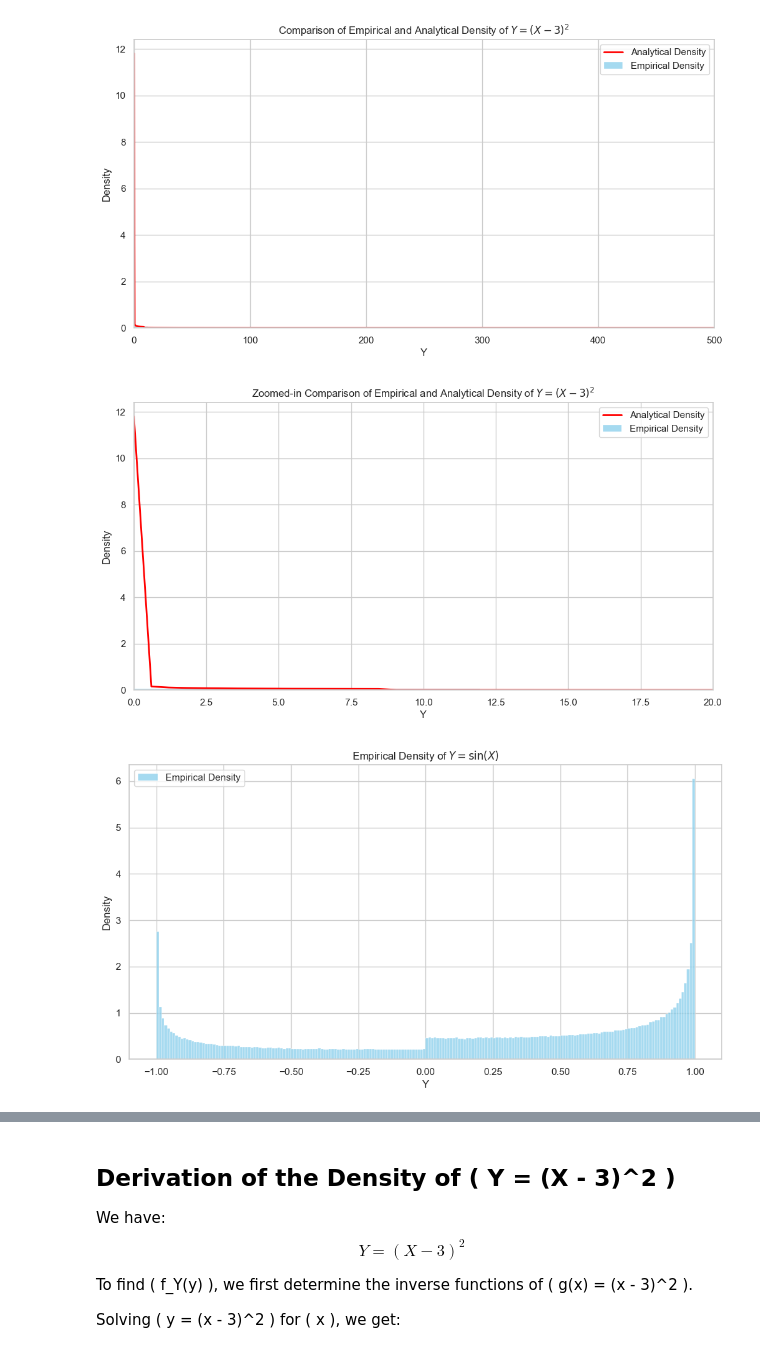
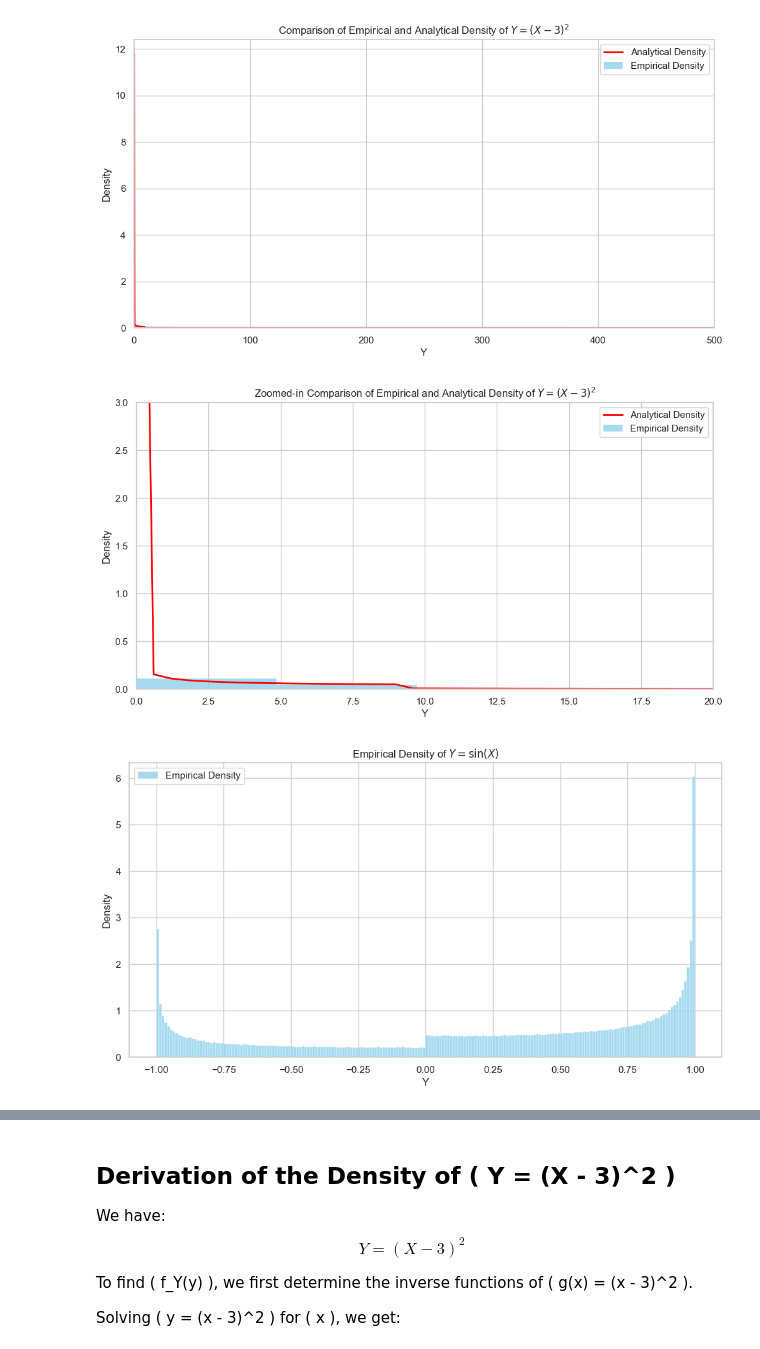
Before and after one commit to YashDagade/Math-231, a Jupyter notebook: Quiz1/quiz1.ipynb, the cells around one changed output, grey strips where cells are left out. Saved outputs shown, nothing was run; the diff lists cells and outputs as text; code cells hidden in the pictures.

```diff
--- a/Quiz1/quiz1.ipynb
+++ b/Quiz1/quiz1.ipynb
@@ -404,36 +404,30 @@ Empirical probability is less than the expected threshold.
 # %%
-# Question 1: Generating an Exponential Random Variable [5 pts]
+# Question 3 - Density Estimation
 
-# Define the number of samples
-N = 1000000  # Using a large number for smooth histograms
+# Question 1: Generating an Exponential Random Variable
+N = 1000000  # Number of samples
 
 # Generate samples of X from Exponential(1/4)
 X_samples = np.random.exponential(scale=4, size=N)
 
-# Question 2.a: Empirical Estimation Using Histograms [5 pts]
-
+# Question 2.a: Empirical Estimation Using Histograms
 # Compute Y = (X - 3)^2
 Y_samples = (X_samples - 3)**2
 
 # Plot the histogram of Y_samples
 plt.figure(figsize=(12, 6))
-sns.histplot(Y_samples, bins=500, stat='density', color='skyblue', label='Empirical Density', kde=False)
-
-# Set labels and title
+sns.histplot(Y_samples, bins=1000, stat='density', color='skyblue', label='Empirical Density', kde=False)
 plt.xlabel('Y')
 plt.ylabel('Density')
 plt.title('Empirical Density of $Y = (X - 3)^2$')
-# Set x-axis from 0 to 500
 plt.xlim(0, 500)
 plt.legend()
 plt.show()
 
-# Question 2.b: Analytical Derivation of the Density and Comparison [5 pts]
-
+# Question 2.b: Analytical Derivation of the Density and Comparison
 # Define the analytical PDF of Y
 def f_Y(y):
     y = np.array(y)
-    # Initialize density array
     density = np.zeros_like(y)
 
     # Avoid division by zero by ensuring y > 0
@@ -453,7 +447,6 @@ def f_Y(y):
     return density
 
 # Define the range of y for plotting
-# Using the 99.9th percentile to capture most of the distribution
 y_max = np.percentile(Y_samples, 99.9)
 y_values = np.linspace(0.0001, y_max, 1000)
 
@@ -462,11 +455,9 @@ pdf_values = f_Y(y_values)
 
 # Plot the histogram and the analytical density
 plt.figure(figsize=(12, 6))
-sns.histplot(Y_samples, bins=200, stat='density', color='skyblue', label='Empirical Density', kde=False)
+sns.histplot(Y_samples, bins=1000, stat='density', color='skyblue', label='Empirical Density', kde=False)
 plt.plot(y_values, pdf_values, color='red', lw=2, label='Analytical Density')
 plt.xlim(0, 500)
-
-# Set labels and title
 plt.xlabel('Y')
 plt.ylabel('Density')
 plt.title('Comparison of Empirical and Analytical Density of $Y = (X - 3)^2$')
@@ -475,18 +466,16 @@ plt.show()
 
 # Zoomed-in Plot for Better Visualization
 plt.figure(figsize=(12, 6))
-sns.histplot(Y_samples, bins=200, stat='density', color='skyblue', label='Empirical Density', kde=False)
+sns.histplot(Y_samples, bins=500, stat='density', color='skyblue', label='Empirical Density', kde=False)
 plt.plot(y_values, pdf_values, color='red', lw=2, label='Analytical Density')
-
-# Set x-limits to zoom in
 plt.xlim(0, 20)
-
-# Set labels and title
+plt.ylim(0, 3)
 plt.xlabel('Y')
 plt.ylabel('Density')
 plt.title('Zoomed-in Comparison of Empirical and Analytical Density of $Y = (X - 3)^2$')
 plt.legend()
 plt.show()
+
 
 # Extra credit attemp bc why not lol
 
@@ -526,13 +515,13 @@ def f_Y_sin(y, n_terms=10):
     pi = np.pi
 
     for n in range(n_terms):
-        # x_n = arcsin(y) + 2*pi*n
+        # x_n = arcsin(y) + 2*pi*n - from teh wolfram alpha solution
         x_n = arcsin_y + 2 * pi * n
         cos_xn = np.cos(x_n)
         fxn = (lambda_param * np.exp(-lambda_param * x_n)) / np.abs(cos_xn)
         density += fxn
 
-        # x'_n = pi - arcsin(y) + 2*pi*n
+        # x'_n = pi - arcsin(y) + 2*pi*n - - from teh wolfram alpha solution
         x_n_prime = pi - arcsin_y + 2 * pi * n
         cos_xn_prime = np.cos(x_n_prime)
         fxn_prime = (lambda_param * np.exp(-lambda_param * x_n_prime)) / np.abs(cos_xn_prime)
@@ -562,5 +551,5 @@ plt.show()
 [figure]
-[figure, old version]
+[figure, new version]
 [figure]
 [figure]
 # %% [markdown]
```
Also changed, not shown: parts of 17 cells of this notebook.
